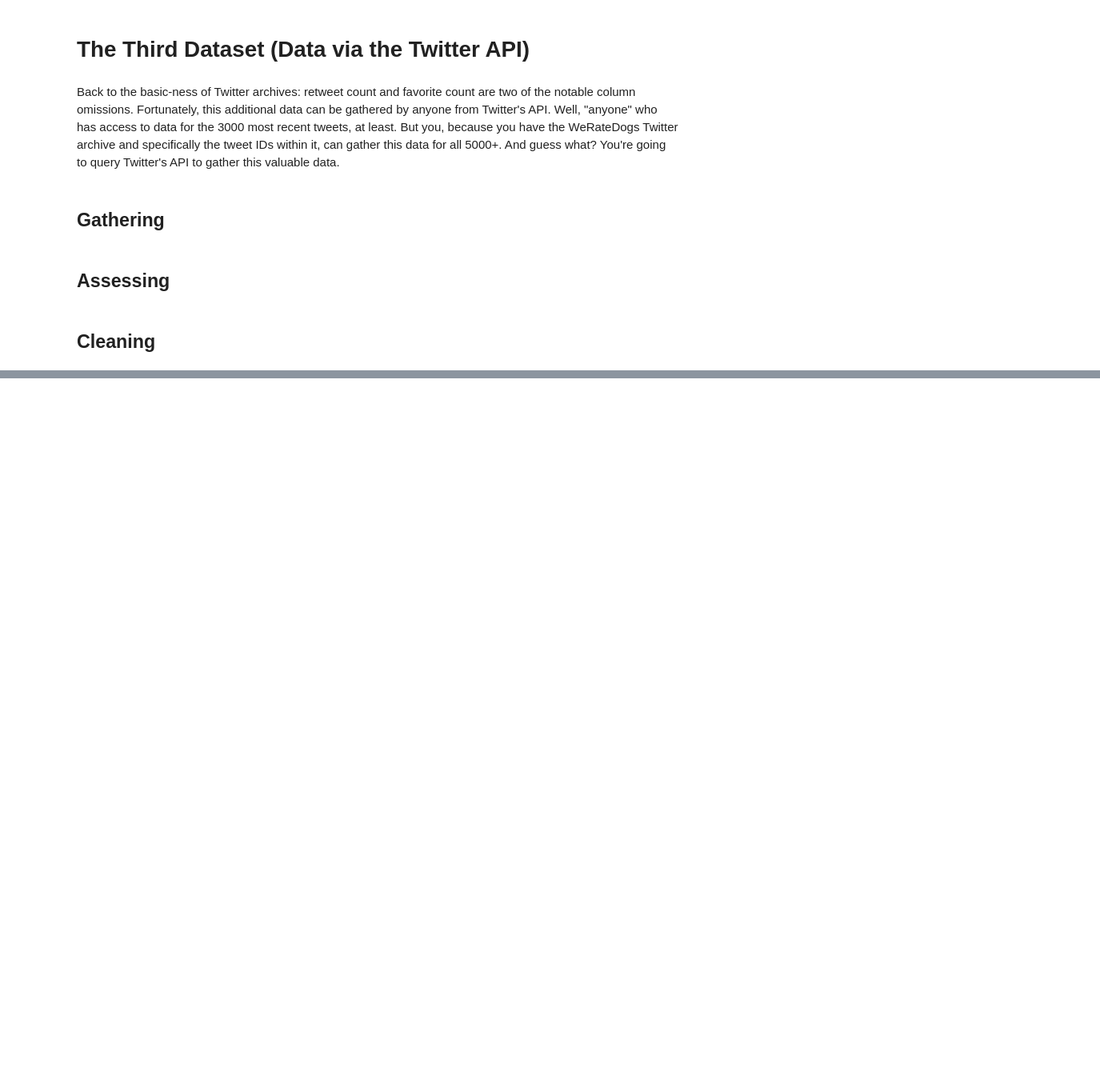
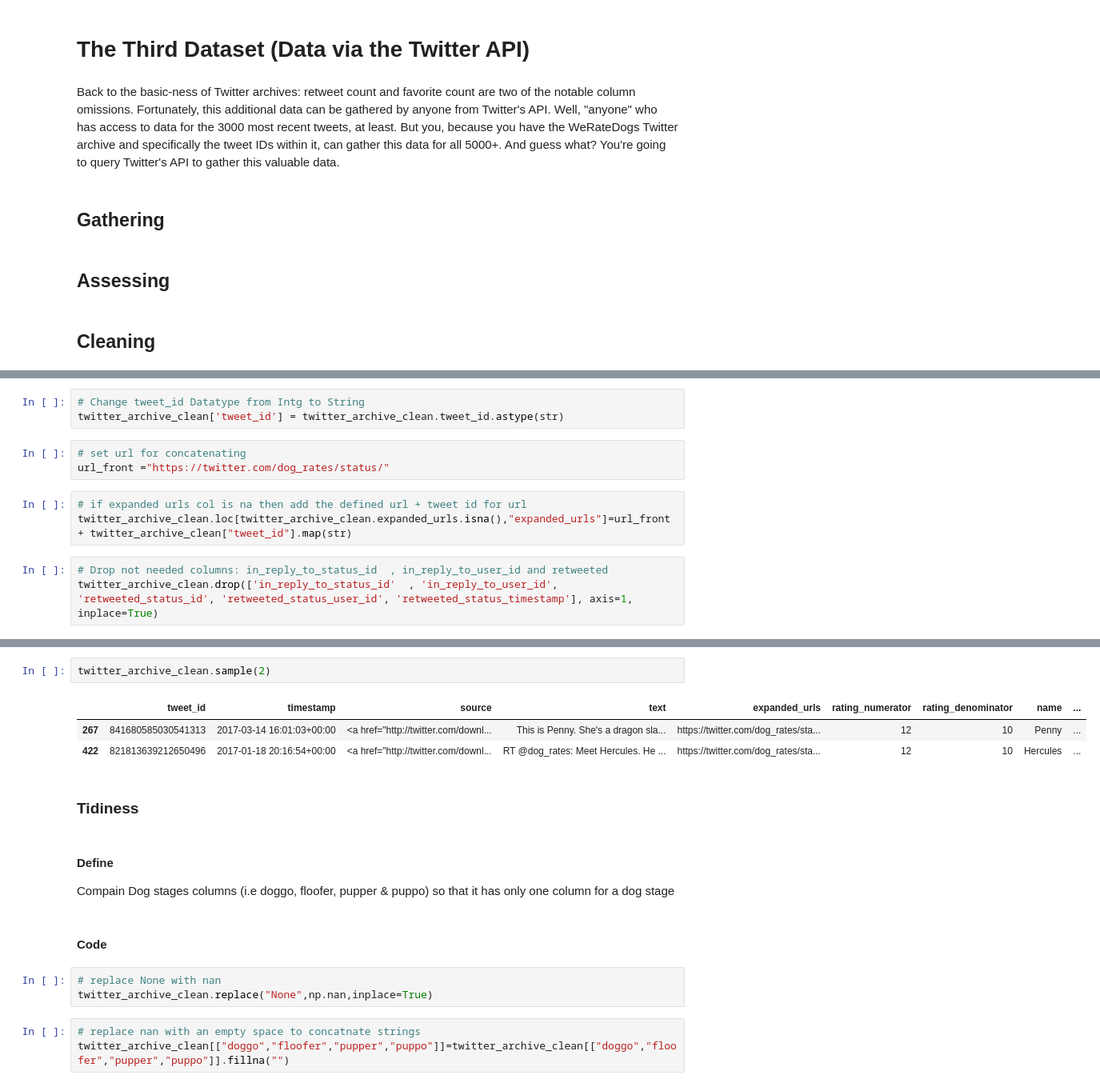
Before and after one commit to ManalAlkallas/WeRateDogs, a Jupyter notebook: wrangle_act.ipynb, the cells around one changed output, grey strips where cells are left out. Shown: that part at 80% size. Saved outputs shown, nothing was run; the diff lists cells and outputs as text; blank space fills up the shorter version.

```diff
--- a/wrangle_act.ipynb
+++ b/wrangle_act.ipynb
@@ -245,0 +362,12 @@ Back to the basic-ness of Twitter archives: retweet count and favorite count are
+# %%
+# Change tweet_id Datatype from Intg to String
+twitter_archive_clean['tweet_id'] = twitter_archive_clean.tweet_id.astype(str)
+# %%
+# set url for concatenating
+url_front ="https://twitter.com/dog_rates/status/"
+# %%
+# if expanded urls col is na then add the defined url + tweet id for url
+twitter_archive_clean.loc[twitter_archive_clean.expanded_urls.isna(),"expanded_urls"]=url_front + twitter_archive_clean["tweet_id"].map(str)
+# %%
+# Drop not needed columns: in_reply_to_status_id  , in_reply_to_user_id and retweeted
+twitter_archive_clean.drop(['in_reply_to_status_id'  , 'in_reply_to_user_id', 'retweeted_status_id', 'retweeted_status_user_id', 'retweeted_status_timestamp'], axis=1, inplace=True)
@@ -245,0 +396,19 @@ Back to the basic-ness of Twitter archives: retweet count and favorite count are
+# %%
+twitter_archive_clean.sample(2)
+# %% [output]
+|  | tweet_id | timestamp | source | text | expanded_urls | rating_numerator | rating_denominator | name | ... |
+| 267 | 841680585030541313 | 2017-03-14 16:01:03+00:00 | <a href="http://twitter.com/downl... | This is Penny. She's a dragon sla... | https://twitter.com/dog_rates/sta... | 12 | 10 | Penny | ... |
+| 422 | 821813639212650496 | 2017-01-18 20:16:54+00:00 | <a href="http://twitter.com/downl... | RT @dog_rates: Meet Hercules. He ... | https://twitter.com/dog_rates/sta... | 12 | 10 | Hercules | ... |
+# %% [markdown]
+### Tidiness
+# %% [markdown]
+#### Define
+Compain Dog stages columns (i.e doggo, floofer, pupper & puppo) so that it has only one column for a dog stage
+# %% [markdown]
+#### Code
+# %%
+# replace None with nan
+twitter_archive_clean.replace("None",np.nan,inplace=True)
+# %%
+# replace nan with an empty space to concatnate strings
+twitter_archive_clean[["doggo","floofer","pupper","puppo"]]=twitter_archive_clean[["doggo","floofer","pupper","puppo"]].fillna("")
```
Also changed, not shown: parts of 75 cells of this notebook.
